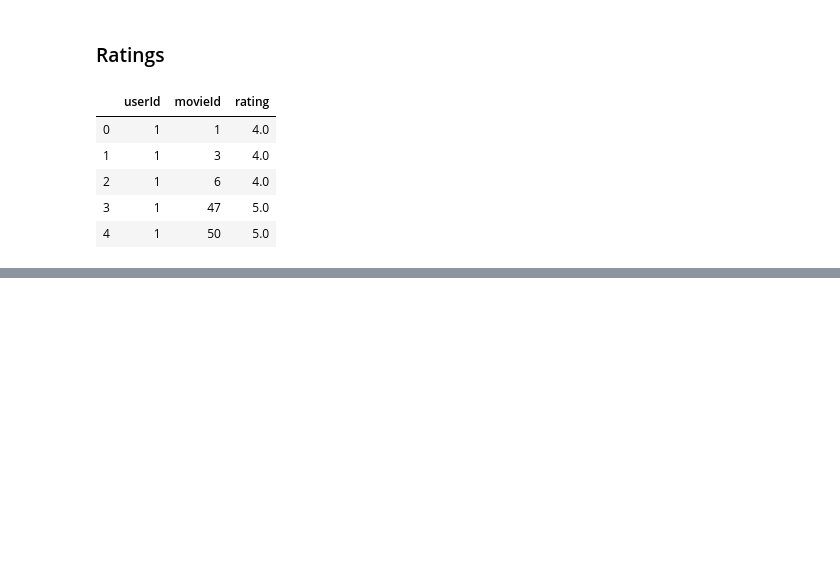
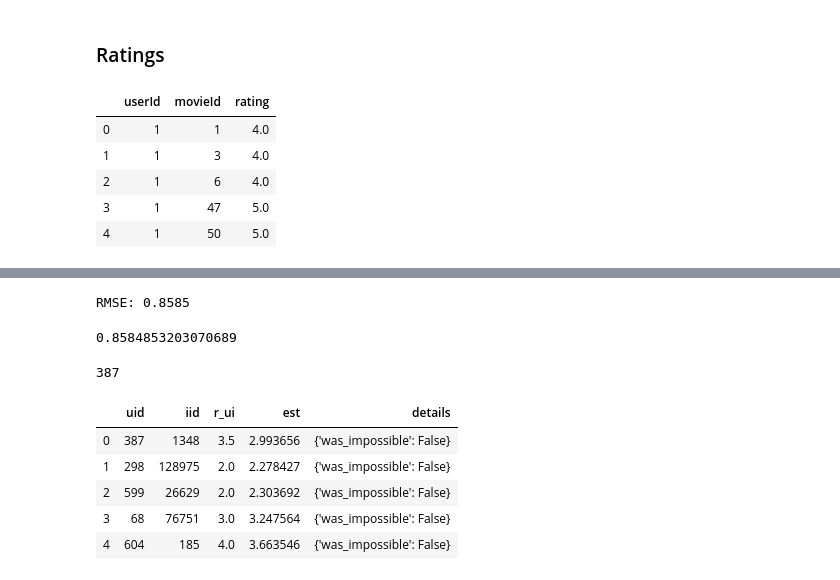
Before and after one commit to lecritch/Rate-5-Get-5-Movie-Recommendation-System, a Jupyter notebook: notebooks/exploratory/lc_explore/08_app_demo_data.ipynb, the cells around one changed output, grey strips where cells are left out. Cells and saved outputs as stored; diff of their text form; code cells hidden in the pictures; blank space fills up the shorter version.

```diff
--- a/notebooks/exploratory/lc_explore/08_app_demo_data.ipynb
+++ b/notebooks/exploratory/lc_explore/08_app_demo_data.ipynb
@@ -135,0 +217,17 @@ ratings.head()
+# %%
+# create best model object (from dann's modelling)
+svdpp = SVDpp(n_factors=50, reg_all=0.05, lr_all=0.01)
+
+# Train the model on the trainset, and predict ratings for the testset
+svdpp.fit(trainset)
+predictions = svdpp.test(testset)
+
+# compute RMSE
+accuracy.rmse(predictions)
+# %% [output]
+RMSE: 0.8585
+0.8584853203070689
+# %%
+predictions[0]
+# %% [output]
+387
@@ -135,0 +236,9 @@ ratings.head()
+# %%
+predictions_df.head()
+# %% [output]
+|  | uid | iid | r_ui | est | details |
+| 0 | 387 | 1348 | 3.5 | 2.993656 | {'was_impossible': False} |
+| 1 | 298 | 128975 | 2.0 | 2.278427 | {'was_impossible': False} |
+| 2 | 599 | 26629 | 2.0 | 2.303692 | {'was_impossible': False} |
+| 3 | 68 | 76751 | 3.0 | 3.247564 | {'was_impossible': False} |
+| 4 | 604 | 185 | 4.0 | 3.663546 | {'was_impossible': False} |
```
Also changed, not shown: parts of 28 cells of this notebook, 6 other files.
